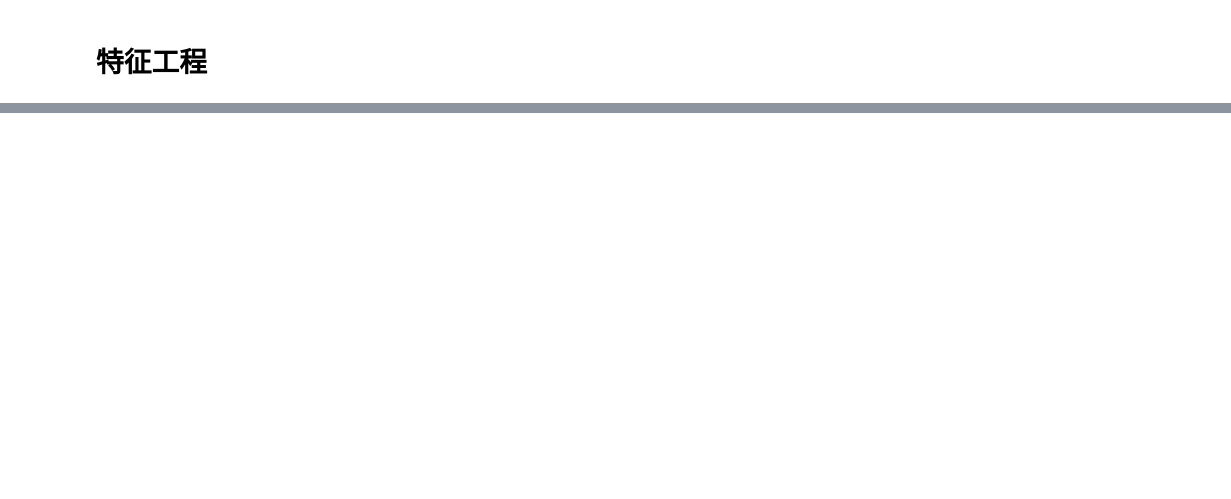
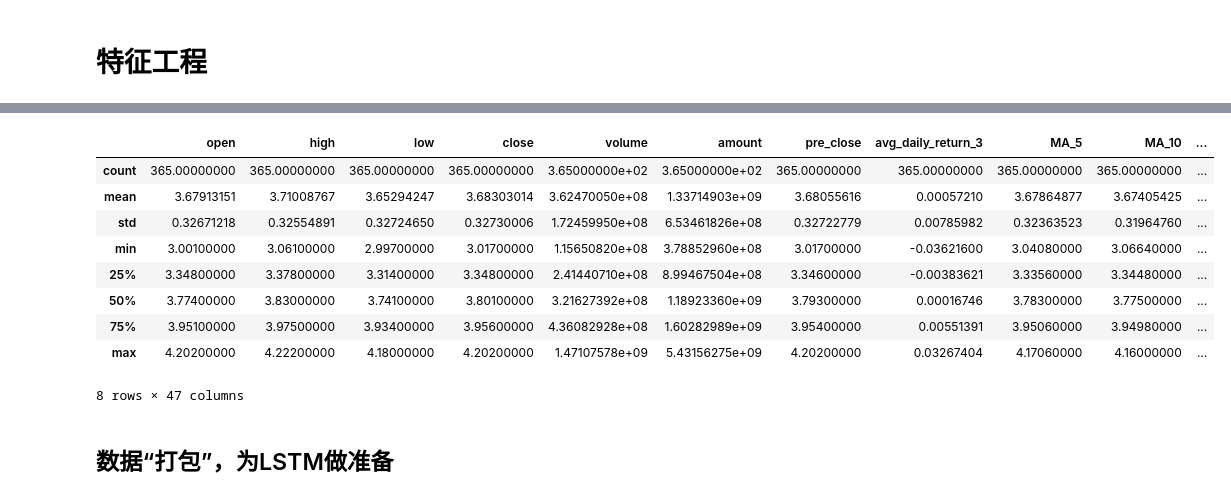
Before and after one commit to Monsoon007/LSTM-XGBOOST, a Jupyter notebook: 7106f7e7-f01e-11ee-8953-a00af654686a/数据工程.ipynb, the cells around one changed output, grey strips where cells are left out. Saved outputs shown, nothing was run; the diff lists cells and outputs as text; code cells hidden in the pictures; blank space fills up the shorter version.

```diff
--- a/7106f7e7-f01e-11ee-8953-a00af654686a/数据工程.ipynb
+++ b/7106f7e7-f01e-11ee-8953-a00af654686a/数据工程.ipynb
@@ -241,0 +367,15 @@ def calculate_br(data, period=26):
+# %%
+data.describe()
+# %% [output]
+|  | open | high | low | close | volume | amount | pre_close | avg_daily_return_3 | MA_5 | MA_10 | ... |
+| count | 365.00000000 | 365.00000000 | 365.00000000 | 365.00000000 | 3.65000000e+02 | 3.65000000e+02 | 365.00000000 | 365.00000000 | 365.00000000 | 365.00000000 | ... |
+| mean | 3.67913151 | 3.71008767 | 3.65294247 | 3.68303014 | 3.62470050e+08 | 1.33714903e+09 | 3.68055616 | 0.00057210 | 3.67864877 | 3.67405425 | ... |
+| std | 0.32671218 | 0.32554891 | 0.32724650 | 0.32730006 | 1.72459950e+08 | 6.53461826e+08 | 0.32722779 | 0.00785982 | 0.32363523 | 0.31964760 | ... |
+| min | 3.00100000 | 3.06100000 | 2.99700000 | 3.01700000 | 1.15650820e+08 | 3.78852960e+08 | 3.01700000 | -0.03621600 | 3.04080000 | 3.06640000 | ... |
+| 25% | 3.34800000 | 3.37800000 | 3.31400000 | 3.34800000 | 2.41440710e+08 | 8.99467504e+08 | 3.34600000 | -0.00383621 | 3.33560000 | 3.34480000 | ... |
+| 50% | 3.77400000 | 3.83000000 | 3.74100000 | 3.80100000 | 3.21627392e+08 | 1.18923360e+09 | 3.79300000 | 0.00016746 | 3.78300000 | 3.77500000 | ... |
+| 75% | 3.95100000 | 3.97500000 | 3.93400000 | 3.95600000 | 4.36082928e+08 | 1.60282989e+09 | 3.95400000 | 0.00551391 | 3.95060000 | 3.94980000 | ... |
+| max | 4.20200000 | 4.22200000 | 4.18000000 | 4.20200000 | 1.47107578e+09 | 5.43156275e+09 | 4.20200000 | 0.03267404 | 4.17060000 | 4.16000000 | ... |
+8 rows × 47 columns
+# %% [markdown]
+## 数据“打包”，为LSTM做准备
```
Also changed, not shown: parts of 34 cells of this notebook, 1 other file.
